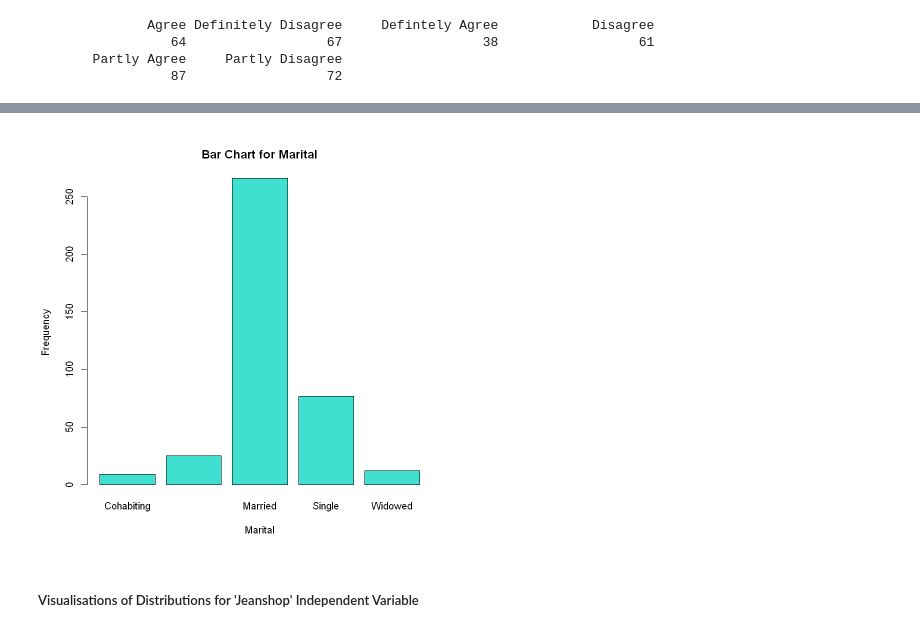
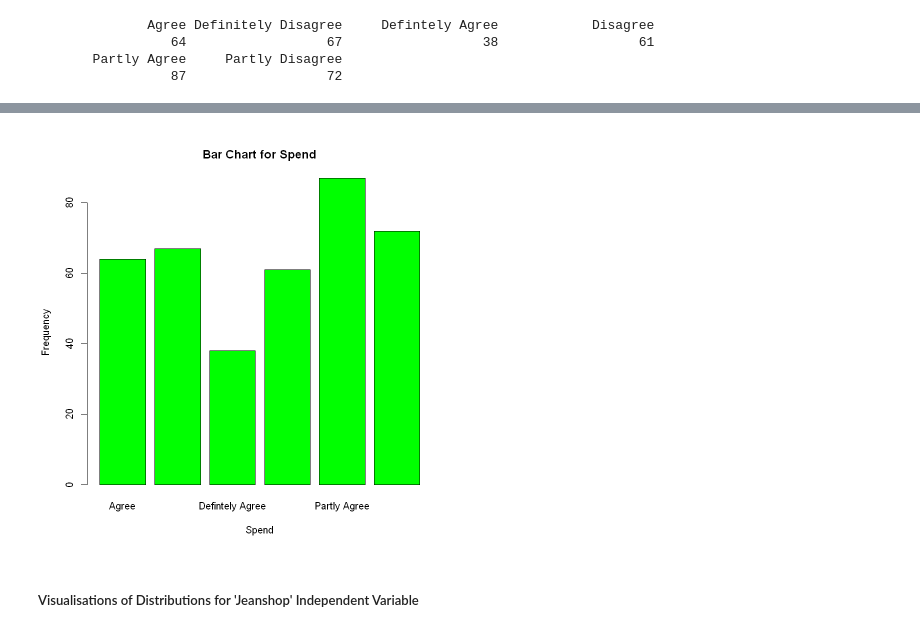
Before and after one commit to Dahmelawlah/Jeans-Market-Research, a Jupyter notebook: Jeans_Market_Research.ipynb, the cells around one changed output, grey strips where cells are left out. Drawn from its saved outputs; the diff is of its cells as text; code cells hidden in the pictures.

```diff
--- a/Jeans_Market_Research.ipynb
+++ b/Jeans_Market_Research.ipynb
@@ -110,4 +110,4 @@ summary(jeans_data)
 ## Data Cleaning
 # %%
 # After observing some anomalous figures in the dataset, it was cleaned. Loading the now cleaned dataset
-Cleaned_jeans_data <- read_excel("Market Research Cleaned Data.xls")
+Cleaned_jeans_data <- read_excel("Market-Research-Cleaned-Data.xls")
@@ -426,10 +504,10 @@ summary(Cleaned_jeans_data$Spend)
 # %%
-Marital_bar_chart <- plot(Cleaned_jeans_data$Marital, main = "Bar Chart for Marital", ylab = "Frequency",
-                          xlab = "Marital", col = "turquoise", border = "black")
+Spend_bar_chart <- plot(Cleaned_jeans_data$Spend, main = "Bar Chart for Spend", ylab = "Frequency",
+                          xlab = "Spend", col = "green", border = "black")
 # dev.copy(png,'output/Marital_Vanilla_Bar_Graph.png')
 # dev.off()
 # %% [output]
-[figure, old version]
+[figure, new version]
 # %% [markdown]
 ##### Visualisations of Distributions for 'Jeanshop' Independent Variable
 # %%
```
Also changed, not shown: parts of 29 cells of this notebook.
